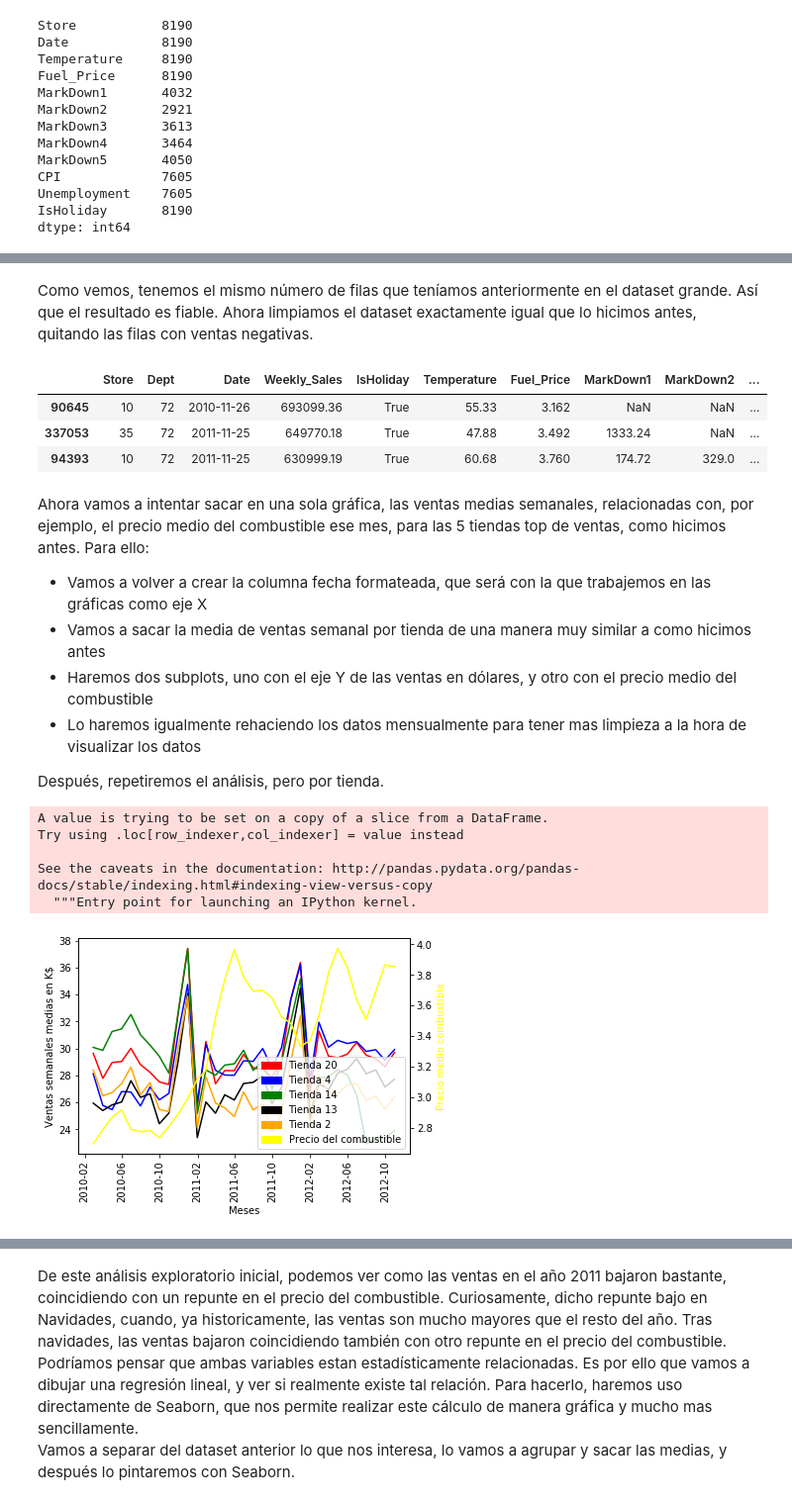
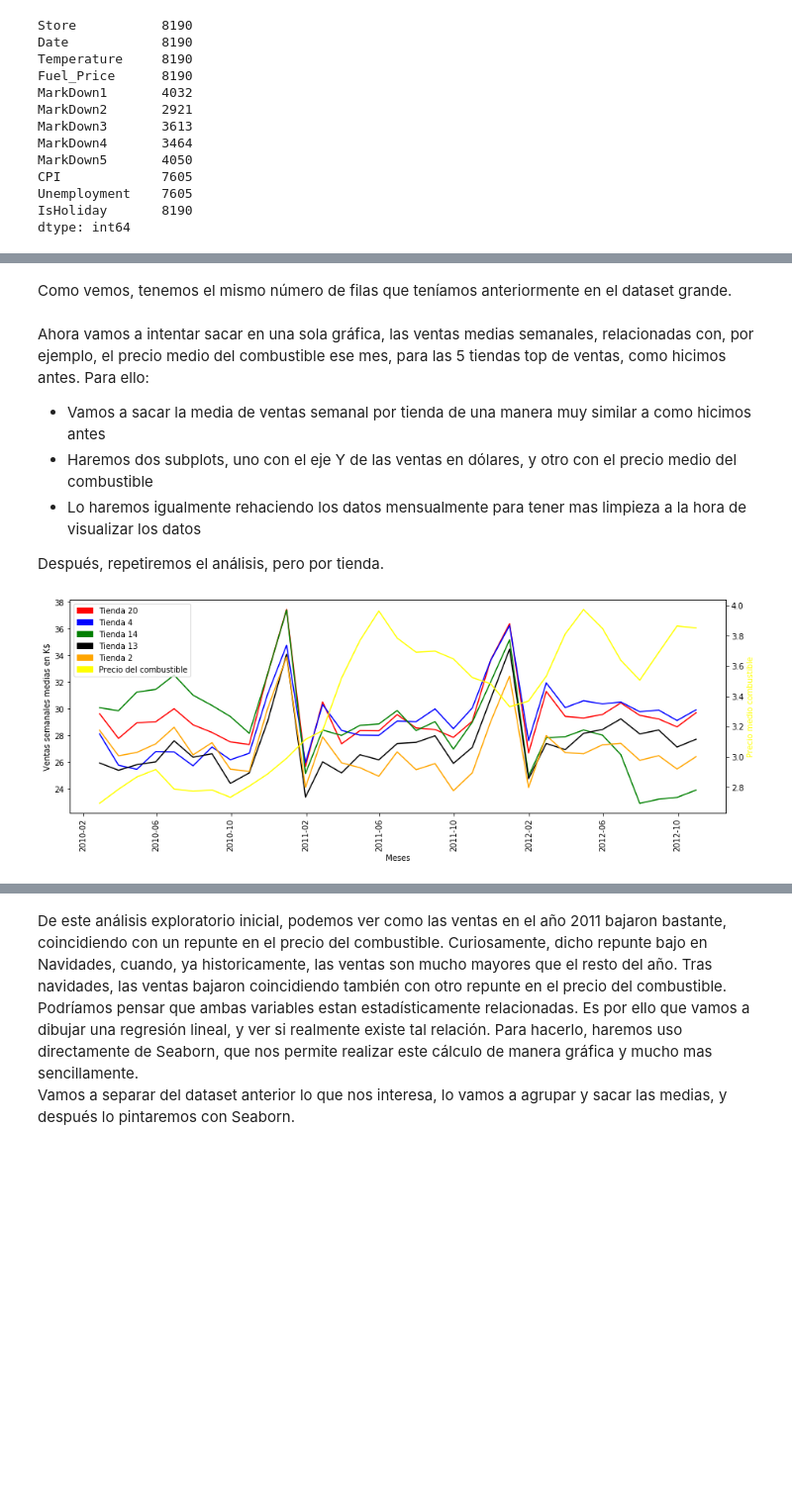
Before and after one commit to ccolado/master-big-data-walmart, a Jupyter notebook: Walmart.ipynb, the cells around one changed output, grey strips where cells are left out. Shown at 99% size. Saved outputs shown, nothing was run; the diff lists cells and outputs as text; code cells hidden in the pictures; blank space fills up the shorter version.

```diff
--- a/Walmart.ipynb
+++ b/Walmart.ipynb
@@ -242,7 +242,9 @@ Name: Size, dtype: float64
 Ahora deberíamos hacer lo mismo con los datos que se identifican en el fichero <b>train.csv</b>. Este fichero contiene los datos de las ventas por departamento y tienda por semanas, sabiéndose además si cada semana es un período vacacional o no.
 # %%
 url = "https://raw.githubusercontent.com/ccolado/master-big-data-walmart/master/walmart-data/train.csv"
-walmart_data = pd.read_table(url,sep=',')
+dateparse = lambda x: pd.datetime.strptime(x, '%Y-%m-%d')
+
+walmart_data = pd.read_table(url,sep=',',parse_dates=['Date'], date_parser=dateparse)
 walmart_data.head(3)
 # %% [output]
 |  | Store | Dept | Date | Weekly_Sales | IsHoliday |
@@ -320,8 +321,7 @@ Ahora vamos a intentar un análisis exploratorio algo más complejo. Vamos a pin
   <li>Hay que fijarse que a nuestro dataset le hemos pasado la función "resample", que nos permite, por cada una de las tiendas analizadas, poner los datos en el formato que queremos (mensual) y sumar las cantidades que esten en fechas del mismo mes.
 </ul>
 # %%
-clean_walmart_data["Date_Formatted"] = pd.to_datetime(clean_walmart_data.Date, format='%Y-%m-%d')
-sales_by_store_and_date = clean_walmart_data[["Store", "Date_Formatted", "Weekly_Sales"]].groupby(["Store", "Date_Formatted"]).sum()
+sales_by_store_and_date = clean_walmart_data[["Store", "Date", "Weekly_Sales"]].groupby(["Store", "Date"]).sum()
 %matplotlib inline
 import matplotlib.pyplot as plt
 import matplotlib.patches as mpatches
@@ -372,9 +367,8 @@ Y como podemos ver, el departamento 72 tiene unas ventas increiblemente grandes
 # %% [markdown]
 Por último cargaremos el tercer fichero, que nos permite relacionar los datos con otros datos estadísticos interesantes, como el ratio de desempleo, la temperatura, el precio del petroleo y las rebajas hechas durante esos días (solo disponibles para datos mas alla de 2011).
 # %%
-import pandas as pd
 url = "https://raw.githubusercontent.com/ccolado/master-big-data-walmart/master/walmart-data/features.csv"
-features = pd.read_table(url,sep=',',parse_dates=True)
+features = pd.read_table(url,sep=',',parse_dates=['Date'], date_parser=dateparse)
 features.head(3)
 # %% [output]
 |  | Store | Date | Temperature | Fuel_Price | MarkDown1 | MarkDown2 | MarkDown3 | MarkDown4 | MarkDown5 | ... |
@@ -413,4 +410,4 @@ Para intentar sacar algun dato interesante, vamos a hacer un "merge" donde vamos
 # %%
-dataset_merged = pd.merge(walmart_data, features, on=["Store", "Date", "IsHoliday"])
+dataset_merged = pd.merge(clean_walmart_data, features, on=["Store", "Date", "IsHoliday"])
 dataset_merged.head(3)
 # %% [output]
@@ -438,56 +436,42 @@ Unemployment    421570
 dtype: int64
 # %% [markdown]
-Como vemos, tenemos el mismo número de filas que teníamos anteriormente en el dataset grande. Así que el resultado es fiable. Ahora limpiamos el dataset exactamente igual que lo hicimos antes, quitando las filas con ventas negativas.
+Como vemos, tenemos el mismo número de filas que teníamos anteriormente en el dataset grande.
-# %%
-clean_walmart_dataset = dataset_merged[dataset_merged.Weekly_Sales >= 0]
-clean_walmart_dataset.sort_values(by='Weekly_Sales', ascending=False).head(3)
-# %% [output]
-|  | Store | Dept | Date | Weekly_Sales | IsHoliday | Temperature | Fuel_Price | MarkDown1 | MarkDown2 | ... |
-| 90645 | 10 | 72 | 2010-11-26 | 693099.36 | True | 55.33 | 3.162 | NaN | NaN | ... |
-| 337053 | 35 | 72 | 2011-11-25 | 649770.18 | True | 47.88 | 3.492 | 1333.24 | NaN | ... |
-| 94393 | 10 | 72 | 2011-11-25 | 630999.19 | True | 60.68 | 3.760 | 174.72 | 329.0 | ... |
 # %% [markdown]
 Ahora vamos a intentar sacar en una sola gráfica, las ventas medias semanales, relacionadas con, por ejemplo, el precio medio del combustible ese mes, para las 5 tiendas top de ventas, como hicimos antes. Para ello:
 <ul>
-<li>Vamos a volver a crear la columna fecha formateada, que será con la que trabajemos en las gráficas como eje X</li>
 <li>Vamos a sacar la media de ventas semanal por tienda de una manera muy similar a como hicimos antes</li>
 <li>Haremos dos subplots, uno con el eje Y de las ventas en dólares, y otro con el precio medio del combustible</li>
 <li>Lo haremos igualmente rehaciendo los datos mensualmente para tener mas limpieza a la hora de visualizar los datos</li>
 </ul>
 Después, repetiremos el análisis, pero por tienda.
 # %%
-clean_walmart_dataset["Date_Formatted"] = pd.to_datetime(clean_walmart_dataset.Date, format='%Y-%m-%d')
-sales_complete_by_store_and_date = clean_walmart_dataset[["Store", "Date_Formatted", "Weekly_Sales"]].groupby(["Store", "Date_Formatted"]).mean()
-mean_fuelprice_by_date = clean_walmart_dataset[["Date_Formatted", "Fuel_Price"]].groupby(["Date_Formatted"]).mean()
+sales_complete_by_store_and_date = dataset_merged[["Store", "Date", "Weekly_Sales"]].groupby(["Store", "Date"]).mean()
+mean_fuelprice_by_date = dataset_merged[["Date", "Fuel_Price"]].groupby(["Date"]).mean()
 %matplotlib inline
 import matplotlib.pyplot as plt
 import matplotlib.patches as mpatches
+plt.rcParams["figure.figsize"] = (15,5)
 fig, ax1 = plt.subplots()
 _= plt.xticks(rotation=90)
 red_patch = mpatches.Patch(color='red', label='Tienda 20')
 blue_patch = mpatches.Patch(color='blue', label='Tienda 4')
 green_patch = mpatches.Patch(color='green', label='Tienda 14')
 black_patch = mpatches.Patch(color='black', label='Tienda 13')
 orange_patch = mpatches.Patch(color='orange', label='Tienda 2')
 yellow_patch = mpatches.Patch(color='yellow', label='Precio del combustible')
 ax1.set_xlabel('Meses')
 ax1.set_ylabel('Ventas semanales medias en K$')
 store20 = plt.plot(sales_complete_by_store_and_date.loc[20].resample('M').mean()/1000, color="red")
 store4 = plt.plot(sales_complete_by_store_and_date.loc[4].resample('M').mean()/1000, color="blue")
 store14 = plt.plot(sales_complete_by_store_and_date.loc[14].resample('M').mean()/1000, color="green")
 store13 = plt.plot(sales_complete_by_store_and_date.loc[13].resample('M').mean()/1000, color="black")
 store2 = plt.plot(sales_complete_by_store_and_date.loc[2].resample('M').mean()/1000, color="orange")
 ax2 = ax1.twinx()
 ax2.set_ylabel('Precio medio combustible', color='yellow')
 ax2.tick_params('y', colors='black')
 mean_fuel_price = ax2.plot(mean_fuelprice_by_date.resample('M').mean(), color="yellow")
 _= plt.legend(handles=[red_patch, blue_patch, green_patch, black_patch, orange_patch, yellow_patch])
 plt.show()
 # %% [output]
-A value is trying to be set on a copy of a slice from a DataFrame.
-Try using .loc[row_indexer,col_indexer] = value instead
-
-See the caveats in the documentation: http://pandas.pydata.org/pandas-docs/stable/indexing.html#indexing-view-versus-copy
-  """Entry point for launching an IPython kernel.
-[figure, old version]
+[figure, new version]
 # %%
```
Also changed, not shown: parts of 29 cells of this notebook, 14 other files.
